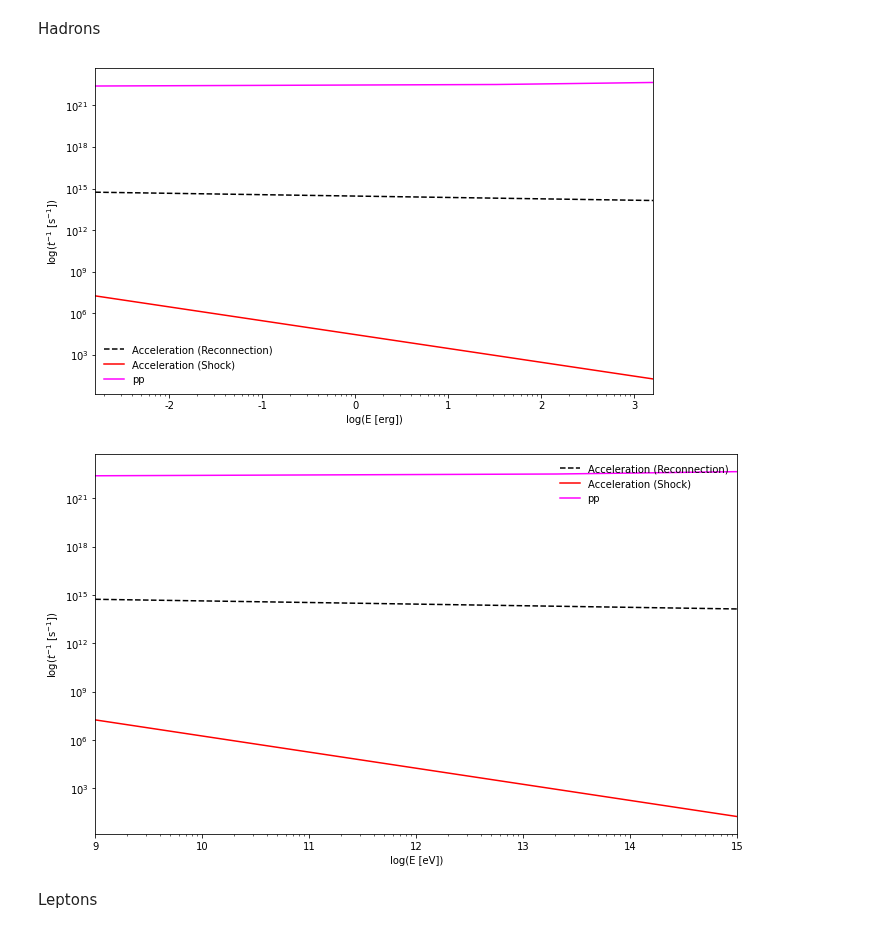
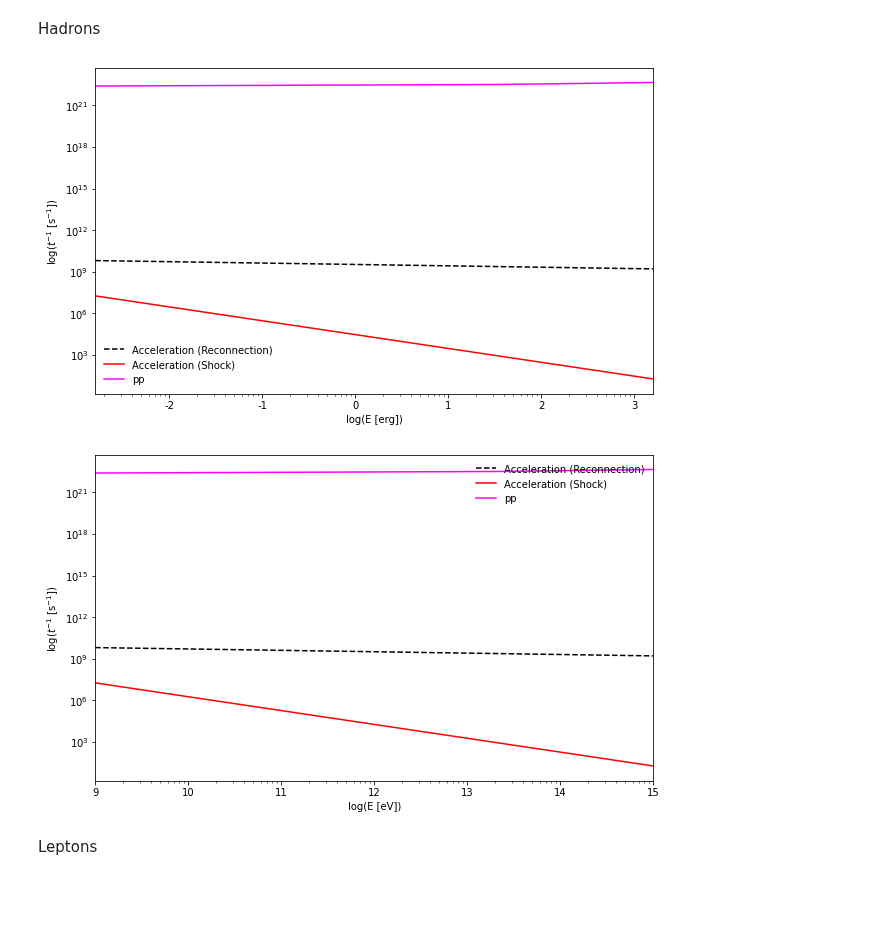
Before and after one commit to luanapassosreis/AGN_Studies, a Jupyter notebook: reconnection_acceleration.ipynb, the cells around one changed output. Saved outputs shown, nothing was run; the diff lists cells and outputs as text; code cells hidden in the pictures; blank space fills up the shorter version.

```diff
--- a/reconnection_acceleration.ipynb
+++ b/reconnection_acceleration.ipynb
@@ -127,7 +127,7 @@ def tacc_p_rec(E, lacc, B, rho):
     t0 = lacc / va # [s] Alfvén time
     E0 = m_p*c*c # [erg]
 
-    return 1.3e5 * (E/E0)**(-0.1) * t0**(-1)
+    return 1.5 * (E/E0)**(-0.1) * t0**(-1)
 
 
 def tacc_shock(B, E):
@@ -137,10 +137,7 @@ def tacc_shock(B, E):
     return (eta*e*c*B) / E
 
 
-
-## Hadronic Radiative Losses
-
-def tloss_pp(n, E):
+def t_pp(n, E):
     '''Eq. (19) of Khiali et al. (2015)'''
     L = np.log(E/ (1*1e12*erg) ) # 1 TeV = 1 * 1e12 * erg per eV
     E_th = 280 *1e6*erg # [erg] 1 MeV = 1 * 1e6 * erg per eV - Proton threshold kinetic energy for neutral pion production
@@ -181,7 +178,7 @@ def n_ph(E_ph):
 
     U_x = L_x / (4 * np.pi * c * r_c**2)
 
-    E_ph_min = 0.001 * erg # [erg] = 0 keV
+    E_ph_min = 2 * erg # [erg] = 2 keV
     E_ph_max = 200.0 * erg # [erg] = 200 keV
 
     def dn_depsilon(epsilon):
@@ -198,8 +195,7 @@ def n_ph(E_ph):
     return n_E_ph
 
 
-
-def tloss_pgamma(n, E):
+def t_pgamma(n, E):
     '''Eq.(40) of Khiali et al. 2015'''
     E_th = 145 * 1e6 * erg # [erg] 1 MeV = 1 * 1e6 * erg per eV - Photomeson production threshold for photon energies
     gamma_p = E / (m_e*c*c)
@@ -256,8 +252,8 @@ Hadrons
 plt.figure(figsize=(10, 6))
 plt.loglog(Ee,tacc_p_rec(Ee, l_x, B_c, rho),'--',label='Acceleration (Reconnection)',color='k')
 plt.loglog(Ee,tacc_shock(B_c, Ee),label='Acceleration (Shock)',color='r')
-plt.loglog(Ee,tloss_pp(n_c, Ee),label='pp',color='magenta')
-# plt.loglog(Ee,tloss_pgamma(n_c, Ee),label='p-gamma',color='cyan')
+plt.loglog(Ee,t_pp(n_c, Ee),label='pp',color='magenta')
+# plt.loglog(Ee,t_pgamma(n_c, Ee),label='p-gamma',color='cyan')
 
 plt.xlim((Ee.min(),Ee.max()))
 plt.legend(frameon=False)
@@ -269,30 +265,29 @@ plt.savefig('plots/cooling_hadrons_erg.png',dpi=300)
 
 plt.show()
 # %% [output]
-[figure, old version]
+[figure, new version]
 # %%
 ## eV
 
 plt.figure(figsize=(10, 6))
 
 plt.loglog(Ee/erg,tacc_p_rec(Ee, l_x, B_c, rho),'--',label='Acceleration (Reconnection)',color='k')
 plt.loglog(Ee/erg,tacc_shock(B_c, Ee),label='Acceleration (Shock)',color='r')
-plt.loglog(Ee/erg,tloss_pp(n_c, Ee),label='pp',color='magenta')
-# plt.loglog(Ee/erg,tloss_pgamma(n_c, Ee),label='p-gamma',color='cyan')
+plt.loglog(Ee/erg,t_pp(n_c, Ee),label='pp',color='magenta')
+# plt.loglog(Ee/erg,t_pgamma(n_c, Ee),label='p-gamma',color='cyan')
 
 plt.xlim((Ee.min()/erg,Ee.max()/erg))
 plt.legend(frameon=False,loc='upper right')
 plt.xlabel('log(E [eV])')
 plt.ylabel('log($t^{-1}$ [s$^{-1}$])')
 # plt.ylim((1e-11,1e9))
 plt.xticks([1e9,1e10,1e11,1e12,1e13,1e14,1e15],labels=['9','10','11','12','13','14','15'])
 
-plt.tight_layout()
 plt.savefig('plots/cooling_hadrons_eV.png',dpi=300)
 
 plt.show()
 # %% [output]
-[figure, old version]
+[figure, new version]
 # %% [markdown]
 Leptons
 # %%
```
Also changed, not shown: parts of 3 cells of this notebook, 4 other files.
